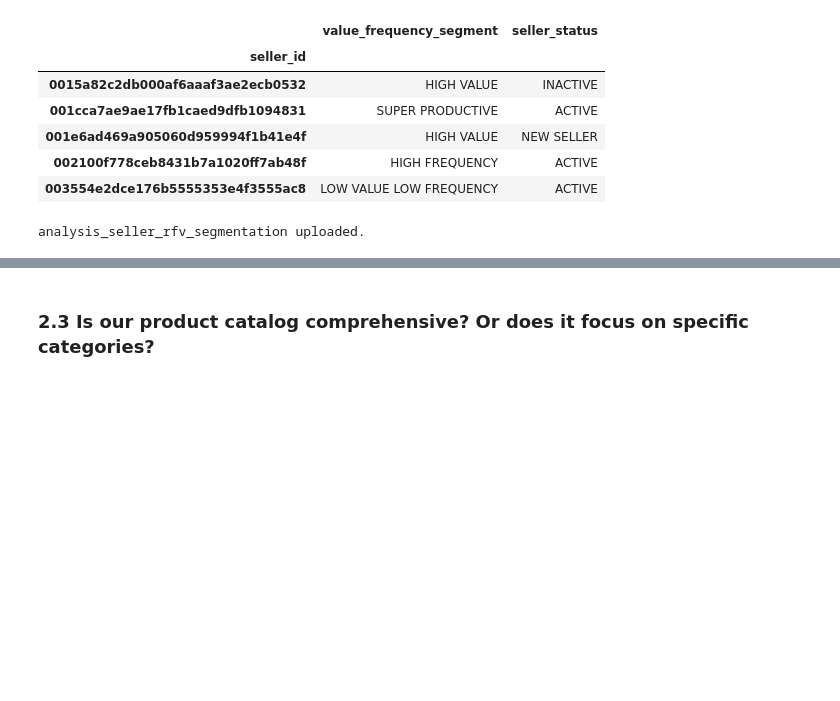
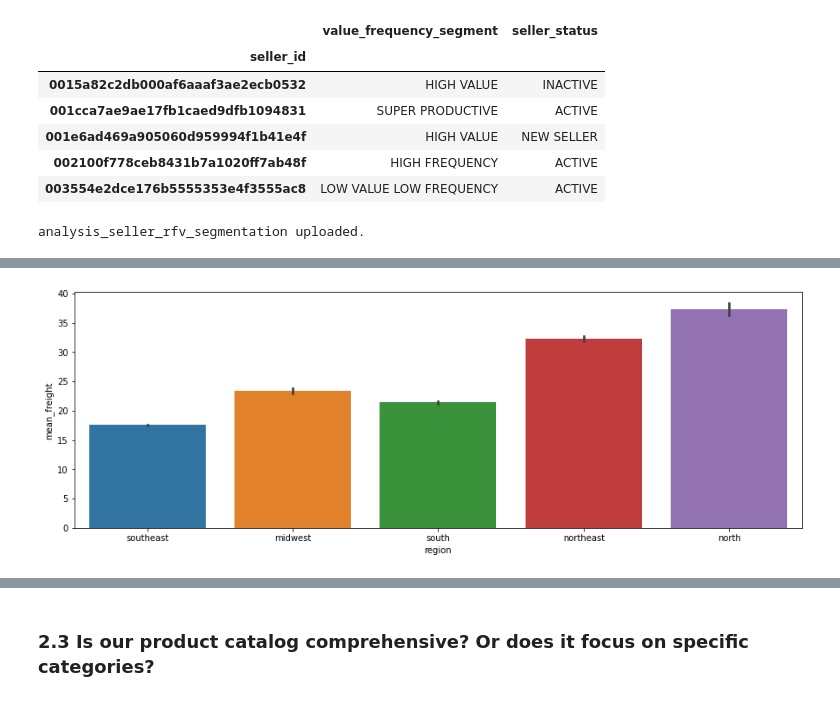
Before and after one commit to pauloreis-ds/olist, a Jupyter notebook: business_questions_insights/notebooks/1.0-pr-data-analysis-postgresql.ipynb, the cells around one changed output, grey strips where cells are left out. Drawn from its saved outputs; the diff is of its cells as text; code cells hidden in the pictures; blank space fills up the shorter version.

```diff
--- a/business_questions_insights/notebooks/1.0-pr-data-analysis-postgresql.ipynb
+++ b/business_questions_insights/notebooks/1.0-pr-data-analysis-postgresql.ipynb
@@ -675,0 +700,5 @@ sellers_sgmt_abt.to_csv(os.path.join(os.path.join(DATA_DIR, "business_questions_
+# %%
+fig()
+sns.barplot(data=freight_abt, x='region', y='mean_freight');
+# %% [output]
+[figure, added]
```
Also changed, not shown: parts of 15 cells of this notebook.
